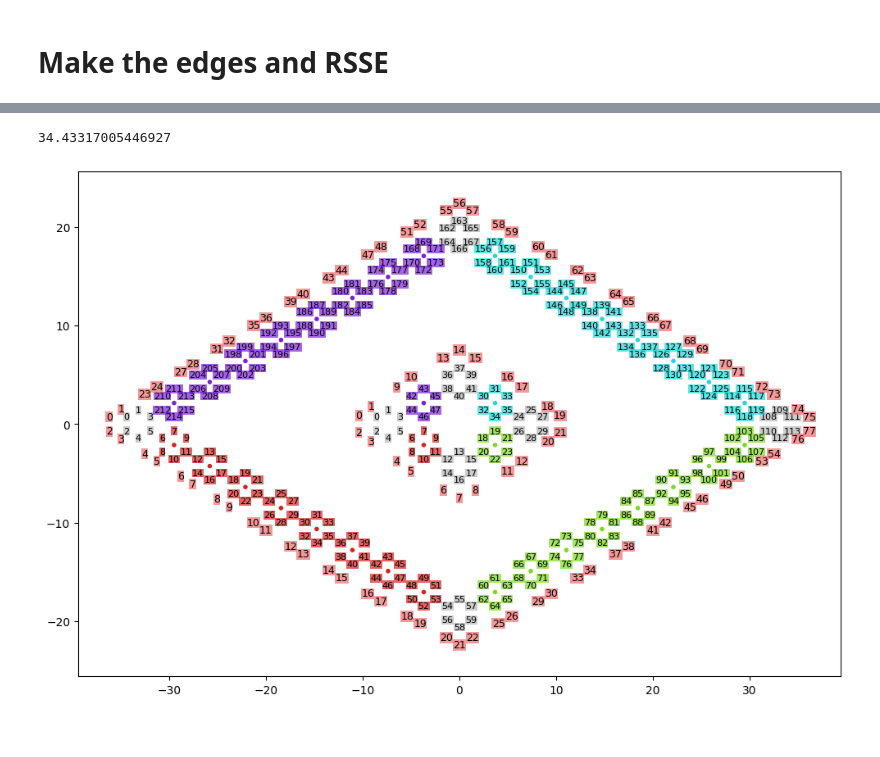
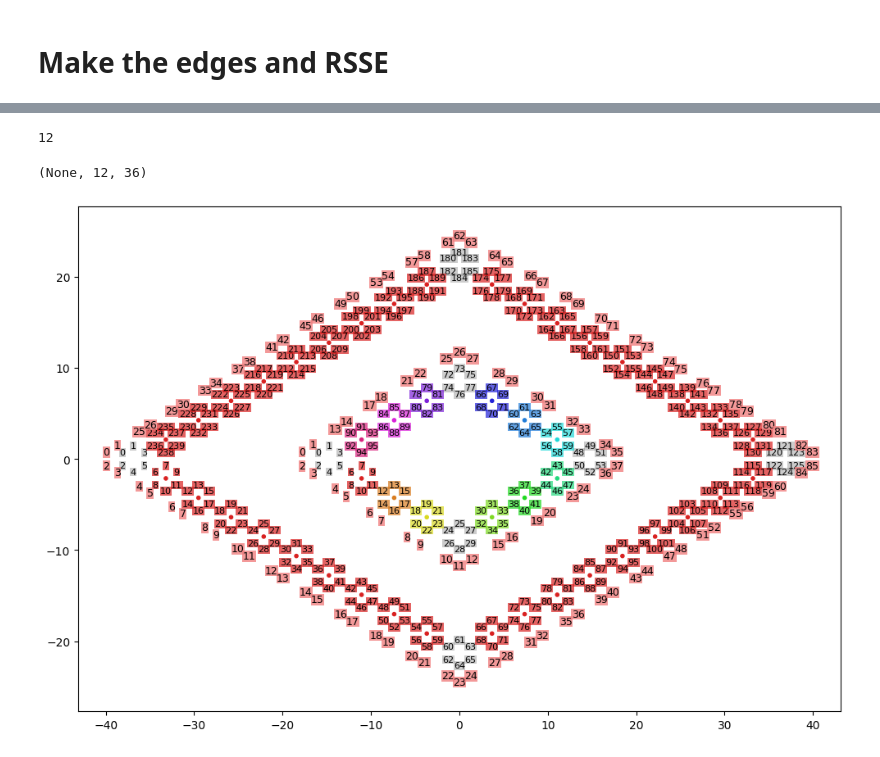
Before and after one commit to BastianValhoj/QTM-ML, a Jupyter notebook: scripts/notebooks/show_extrapolation.ipynb, the cells around one changed output, grey strips where cells are left out. Cells and saved outputs as stored; diff of their text form; code cells hidden in the pictures.

Commit message:
noticed wrong edge centroid mapping -- needs fixing

```diff
--- a/scripts/notebooks/show_extrapolation.ipynb
+++ b/scripts/notebooks/show_extrapolation.ipynb
@@ -24,8 +24,8 @@ phi = np.pi/3
 B = BOND*np.cos(phi/2)
 
 N0 = 3
-N_small = 3
-N_big = 10
+N_small = 5
+N_big = 11
 
 R = (0.1, BOND+1e-2)
 T = (0.0, -2.7)
@@ -70,14 +70,14 @@ Ham_reord_big, d_big = resub_ham(rsse_big)
 elec_idx_small = d_small['elec_idx']
 elec_idx_big = d_big['elec_idx']
 
-H_elec_small = d_small['H_elec']
-H_elec_big = d_big["H_elec"]
+Ham_elec_small = d_small['H_elec']
+Ham_elec_big = d_big["H_elec"]
 
 sub_idx_small = d_small['sub_idx']
 sub_idx_big = d_big['sub_idx']
 # %%
-rsse_re_coord_small = H_elec_small.xyz - H_elec_small.center()
-rsse_re_coord_big = H_elec_big.xyz - H_elec_big.center()
+rsse_re_coord_small = Ham_elec_small.xyz - Ham_elec_small.center()
+rsse_re_coord_big = Ham_elec_big.xyz - Ham_elec_big.center()
 # %%
 geom_edge_small = make_edge(graphene6, N_small, N_small)
 geom_edge_big = make_edge(graphene6, N_big, N_big)
@@ -133,6 +164,11 @@ colors = np.asarray(distinct_colors(n_small))
 
 xyz_small_centered = geom_edge_small.xyz - geom_edge_small.center()
 xyz_big_centered = geom_edge_big.xyz - geom_edge_big.center()
+# %%
+print(len(colors)), len(centroids_edge_small), len(centroids_edge_big)
+# %% [output]
+12
+(None, 12, 36)
 # %%
 fig, ax = plt.subplots(figsize=(12,8))
 # fig, ax = thesis_fig()
@@ -169,36 +205,35 @@ for (atom_idx, (x,y,_)) in zip(corners_big, xyz_big_centered[corners_big]):
 colors_repeated_big = np.repeat(colors[small_to_big_idx], Ham0.na, axis=0)
 # color text boxes for atom index belogning to centroid of same color
 for (i, (atom_idx, (x,y,_))) in enumerate(zip(edges_big, xyz_big_centered[edges_big])):
     ax.text(x,y,atom_idx,ha="center",va="center",fontsize=8,
         bbox=dict(facecolor=colors_repeated_big[i], alpha=0.7, pad=0.2, edgecolor="none")
     )
 
 
 offset_small = outward_offset(rsse_re_coord_small, scale=1.8)
 offset_big = outward_offset(rsse_re_coord_big, scale=1.8)
 
 for atom_idx, (x,y,_) in enumerate(rsse_re_coord_small):
     dx,dy = offset_small[atom_idx]
-    ax.text(x+dx,y+dy,atom_idx,ha="center", va="center", fontsize=9,
+    ax.text(x+dx,y+dy,str(atom_idx),ha="center", va="center", fontsize=9,
             bbox=dict(facecolor="lightcoral", alpha=0.8, pad=0.2, edgecolor="None")
             )
 
 for atom_idx, (x,y,_) in enumerate(rsse_re_coord_big):
     dx,dy = offset_big[atom_idx]
-    ax.text(x+dx,y+dy,atom_idx,ha="center", va="center", fontsize=9,
+    ax.text(x+dx,y+dy,str(atom_idx),ha="center", va="center", fontsize=9,
             bbox=dict(facecolor="lightcoral", alpha=0.8, pad=0.2, edgecolor="None")
             )
 
 
 plot_radii_x = np.max(xyz_big_centered[:, 0])
 plot_radii_y = np.max(xyz_big_centered[:, 1])
-print(plot_radii_x)
+# print(plot_radii_x)
 ax.set(xlim=(-5-plot_radii_x, 5+plot_radii_x),
        ylim=(-5-plot_radii_y, 5+plot_radii_y),
        )
 
 fig.savefig(f"../figures/show_extrapolation_-_{N_small}_to_{N_big}")
 # %% [output]
-34.43317005446927
-[figure, old version]
+[figure, new version]
 # %%
```
Also changed, not shown: parts of 6 cells of this notebook, 1 other file.
